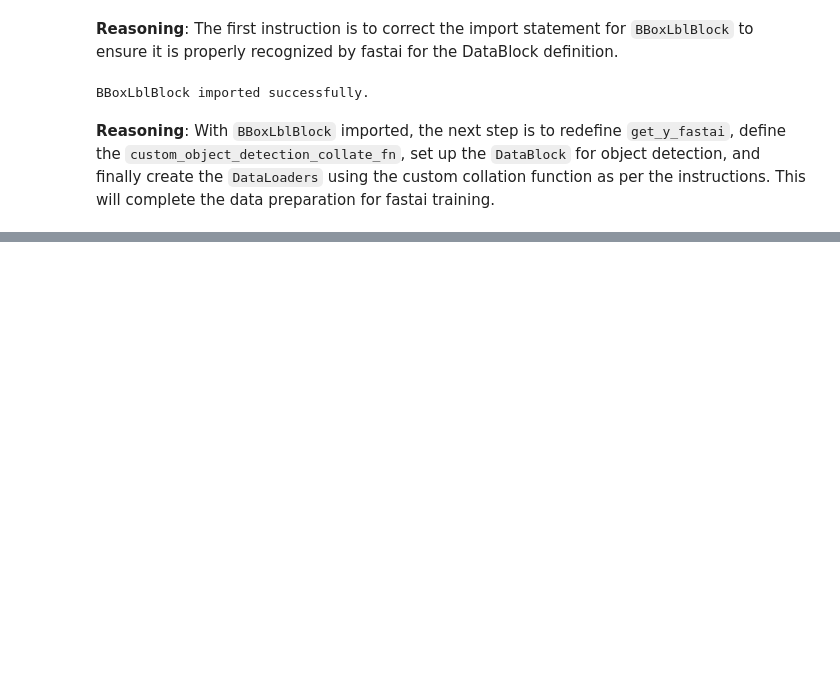
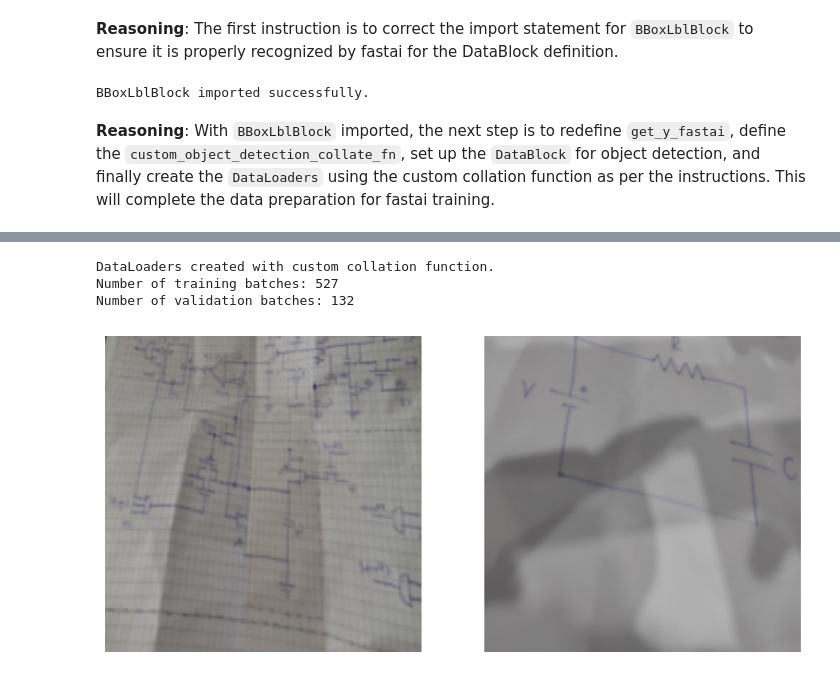
Before and after one commit to SankirthGunnam/FastAI, a Jupyter notebook: Handwritten_Schematics_CGHD.ipynb, the cells around one changed output, grey strips where cells are left out. Cells and saved outputs as stored; diff of their text form; code cells hidden in the pictures; blank space fills up the shorter version.

```diff
--- a/Handwritten_Schematics_CGHD.ipynb
+++ b/Handwritten_Schematics_CGHD.ipynb
@@ -1448,0 +853,22 @@ AttributeError: 'list' object has no attribute 'shape'
+# %%
+print("DataLoaders created with custom collation function.")
+print(f"Number of training batches: {len(dls.train)}")
+print(f"Number of validation batches: {len(dls.valid)}")
+
+# Verify a single batch to ensure it's correctly formatted
+batch = dls.one_batch() # Renamed yb to yb_targets for clarity
+
+# xb, yb_targets = batch
+# print("\nShape of one batch (xb, yb_targets):")
+# print(f"Image batch shape: {xb.shape}") # Should be (bs, channels, height, width)
+
+# print(f"Type of yb_targets: {type(yb_targets)}") # Expect tuple
+
+
+# Optionally, display a sample from the batch to visually confirm
+dls.show_batch(max_n=2, figsize=(10, 7))
+# %% [output]
+DataLoaders created with custom collation function.
+Number of training batches: 527
+Number of validation batches: 132
+[figure, added]
```
Also changed, not shown: parts of 15 cells of this notebook.
